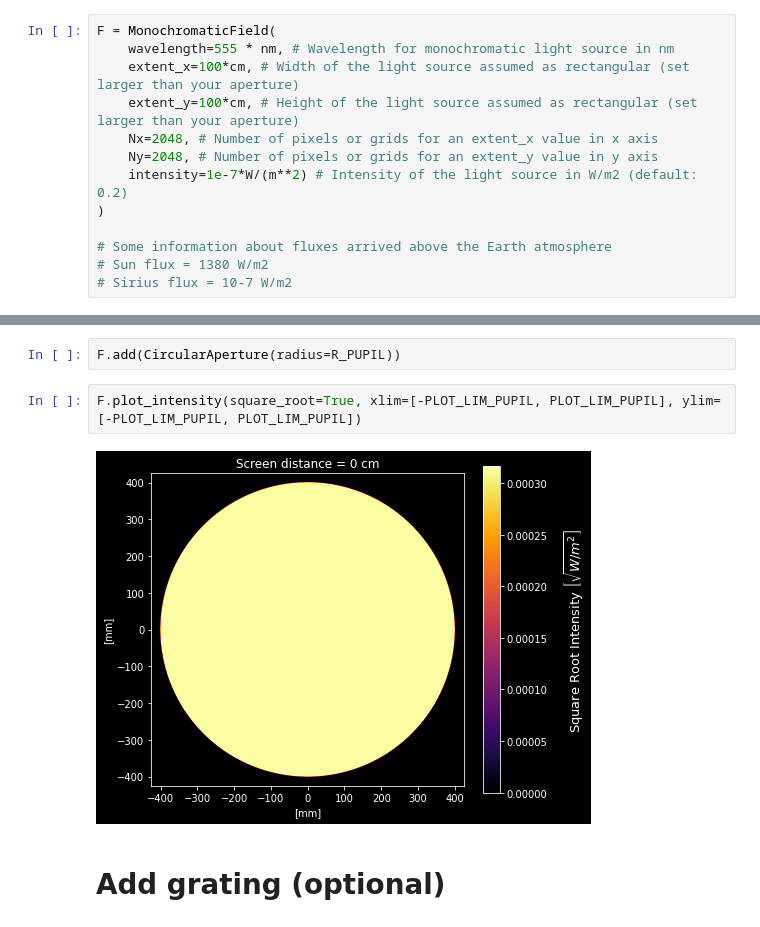
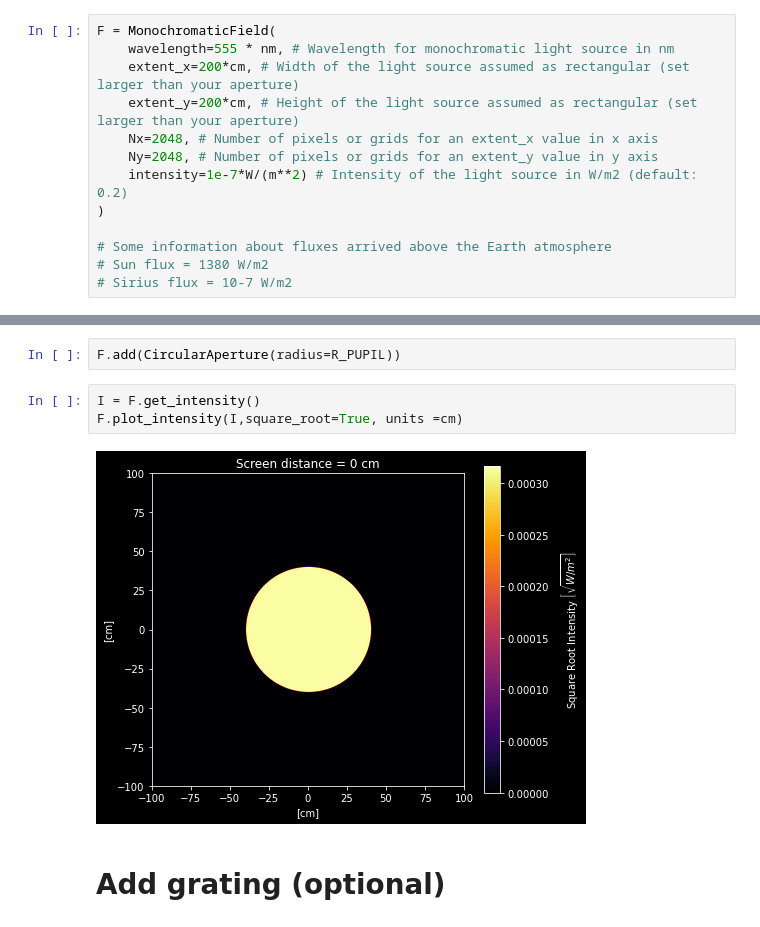
Before and after one commit to irfanimaduddin/doublestar_grating_diffraction, a Jupyter notebook: diffractsimv2.ipynb, the cells around one changed output, grey strips where cells are left out. Saved outputs shown, nothing was run; the diff lists cells and outputs as text.

```diff
--- a/diffractsimv2.ipynb
+++ b/diffractsimv2.ipynb
@@ -93,8 +95,8 @@ Monochromatic light source
 # %%
 F = MonochromaticField(
     wavelength=555 * nm, # Wavelength for monochromatic light source in nm
-    extent_x=100*cm, # Width of the light source assumed as rectangular (set larger than your aperture)
-    extent_y=100*cm, # Height of the light source assumed as rectangular (set larger than your aperture)
+    extent_x=200*cm, # Width of the light source assumed as rectangular (set larger than your aperture)
+    extent_y=200*cm, # Height of the light source assumed as rectangular (set larger than your aperture)
     Nx=2048, # Number of pixels or grids for an extent_x value in x axis
     Ny=2048, # Number of pixels or grids for an extent_y value in y axis
     intensity=1e-7*W/(m**2) # Intensity of the light source in W/m2 (default: 0.2)
@@ -109,10 +111,11 @@ F = MonochromaticField(
 It's assumed as entrance pupil of the telescope
 # %%
 F.add(CircularAperture(radius=R_PUPIL))
-# %%
-F.plot_intensity(square_root=True, xlim=[-PLOT_LIM_PUPIL, PLOT_LIM_PUPIL], ylim=[-PLOT_LIM_PUPIL, PLOT_LIM_PUPIL])
-# %% [output]
-[figure, removed]
+# %%
+I = F.get_intensity()
+F.plot_intensity(I,square_root=True, units =cm)
+# %% [output]
+[figure, added]
 # %% [markdown]
 # Add grating (optional)
 # %% [markdown]
```
Also changed, not shown: parts of 39 cells of this notebook, 2 other files.
